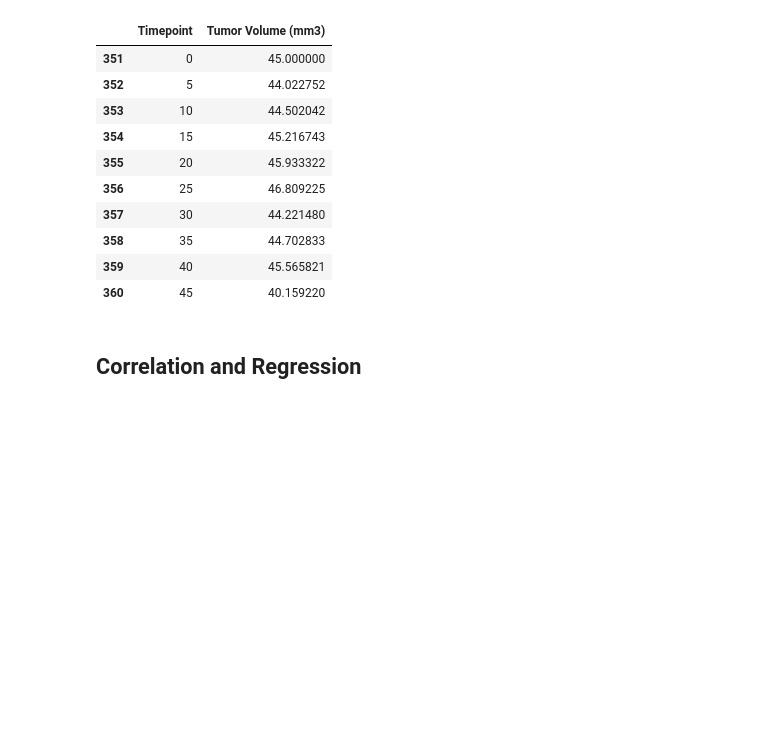
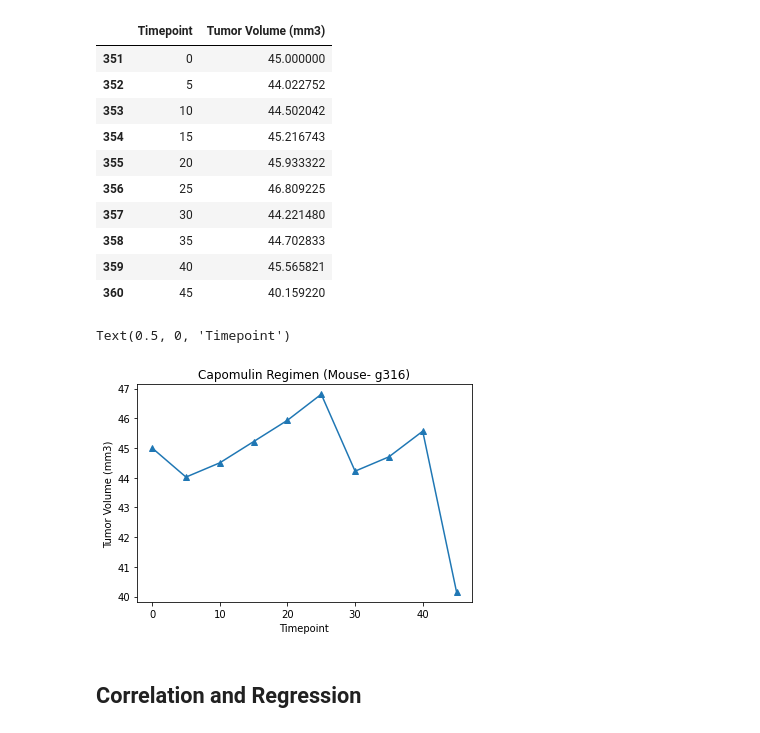
Before and after one commit to FLtoCOTransplant/matplotlib_challenge, a Jupyter notebook: pymaceuticals.ipynb, the cells around one changed output. Saved outputs shown, nothing was run; the diff lists cells and outputs as text; code cells hidden in the pictures; blank space fills up the shorter version.

Commit message:
hardcoded the random generated mouse number

```diff
--- a/pymaceuticals.ipynb
+++ b/pymaceuticals.ipynb
@@ -307,6 +306,6 @@ Name: Mouse ID, dtype: object
 # %%
 # Plot the random capomulin data
-m_id_treat = cl_df[['Timepoint', 'Tumor Volume (mm3)']].loc[(cl_df['Mouse ID'] = m_id.loc[0])]
+m_id_treat = cl_df[['Timepoint', 'Tumor Volume (mm3)']].loc[ (cl_df['Mouse ID']=='g316')]
 m_id_treat
 # %% [output]
 |  | Timepoint | Tumor Volume (mm3) |
@@ -320,6 +319,15 @@ m_id_treat
 | 358 | 35 | 44.702833 |
 | 359 | 40 | 45.565821 |
 | 360 | 45 | 40.159220 |
+# %%
+# Plot the above data
+plt.plot(m_id_treat['Timepoint'], m_id_treat['Tumor Volume (mm3)'], marker='^')
+plt.title("Capomulin Regimen (Mouse- g316)")
+plt.ylabel("Tumor Volume (mm3)")
+plt.xlabel("Timepoint")
+# %% [output]
+Text(0.5, 0, 'Timepoint')
+[figure, added]
 # %%
 # Generate a scatter plot of average tumor volume vs. mouse weight for the Capomulin regimen
 # %% [markdown]
```
Also changed, not shown: parts of 1 cell of this notebook.
